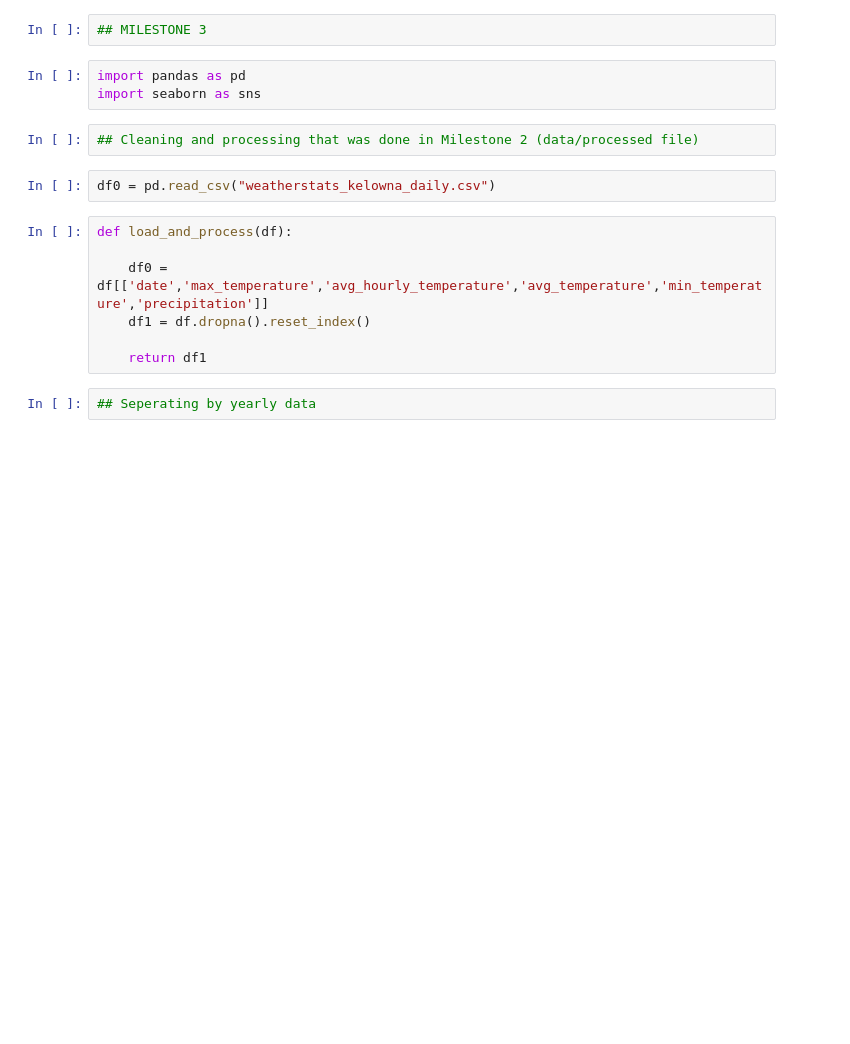
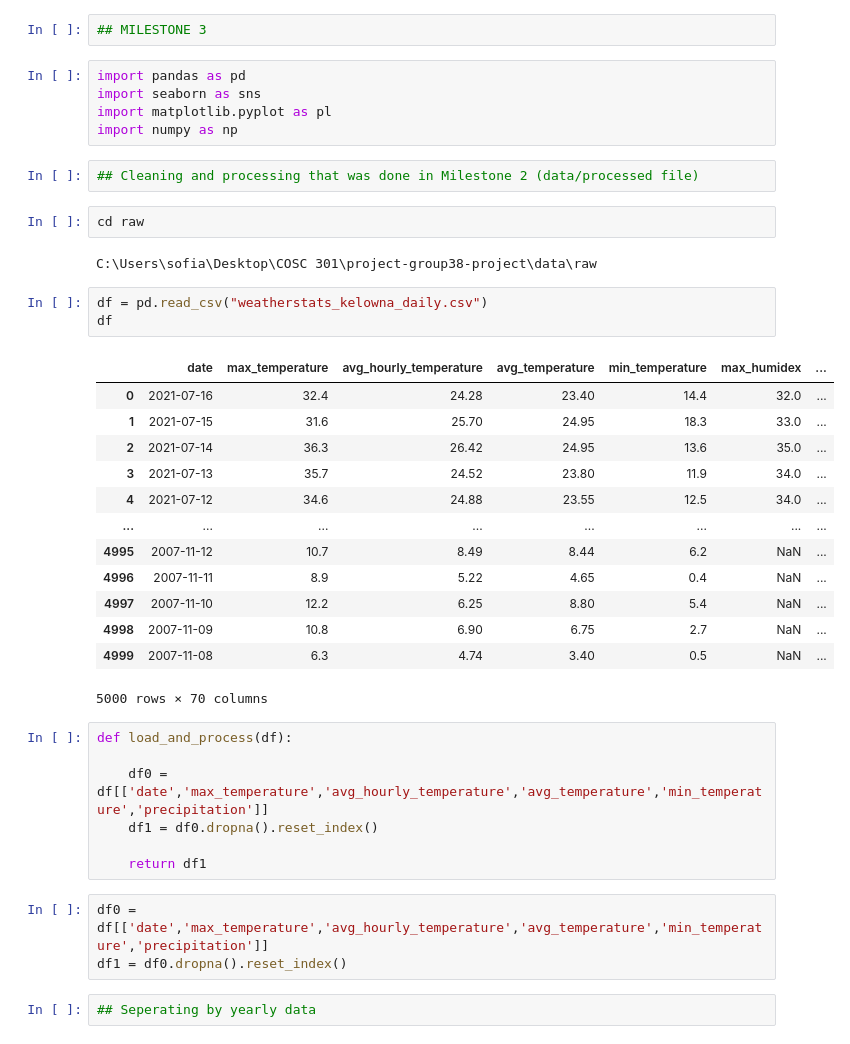
Before and after one commit to data301-2021-summer2/project-group38-project, a Jupyter notebook: analysis/Untitled.ipynb, the cells around one changed output. Cells and saved outputs as stored; diff of their text form; blank space fills up the shorter version.

```diff
--- a/analysis/Untitled.ipynb
+++ b/analysis/Untitled.ipynb
@@ -3,17 +3,41 @@
 # %%
 import pandas as pd
 import seaborn as sns
+import matplotlib.pyplot as pl
+import numpy as np
 # %%
 ## Cleaning and processing that was done in Milestone 2 (data/processed file)
+# %%
+cd raw
+# %% [output]
+C:\Users\sofia\Desktop\COSC 301\project-group38-project\data\raw
 # %%
-df0 = pd.read_csv("weatherstats_kelowna_daily.csv")
+df = pd.read_csv("weatherstats_kelowna_daily.csv")
+df
+# %% [output]
+|  | date | max_temperature | avg_hourly_temperature | avg_temperature | min_temperature | max_humidex | ... |
+| 0 | 2021-07-16 | 32.4 | 24.28 | 23.40 | 14.4 | 32.0 | ... |
+| 1 | 2021-07-15 | 31.6 | 25.70 | 24.95 | 18.3 | 33.0 | ... |
+| 2 | 2021-07-14 | 36.3 | 26.42 | 24.95 | 13.6 | 35.0 | ... |
+| 3 | 2021-07-13 | 35.7 | 24.52 | 23.80 | 11.9 | 34.0 | ... |
+| 4 | 2021-07-12 | 34.6 | 24.88 | 23.55 | 12.5 | 34.0 | ... |
+| ... | ... | ... | ... | ... | ... | ... | ... |
+| 4995 | 2007-11-12 | 10.7 | 8.49 | 8.44 | 6.2 | NaN | ... |
+| 4996 | 2007-11-11 | 8.9 | 5.22 | 4.65 | 0.4 | NaN | ... |
+| 4997 | 2007-11-10 | 12.2 | 6.25 | 8.80 | 5.4 | NaN | ... |
+| 4998 | 2007-11-09 | 10.8 | 6.90 | 6.75 | 2.7 | NaN | ... |
+| 4999 | 2007-11-08 | 6.3 | 4.74 | 3.40 | 0.5 | NaN | ... |
+5000 rows × 70 columns
 # %%
 def load_and_process(df):
 
     df0 = df[['date','max_temperature','avg_hourly_temperature','avg_temperature','min_temperature','precipitation']]
-    df1 = df.dropna().reset_index()
+    df1 = df0.dropna().reset_index()
 
     return df1
+# %%
+df0 = df[['date','max_temperature','avg_hourly_temperature','avg_temperature','min_temperature','precipitation']]
+df1 = df0.dropna().reset_index()
 # %%
 ## Seperating by yearly data
 # %%
```
Also changed, not shown: parts of 23 cells of this notebook, 1 other file.
